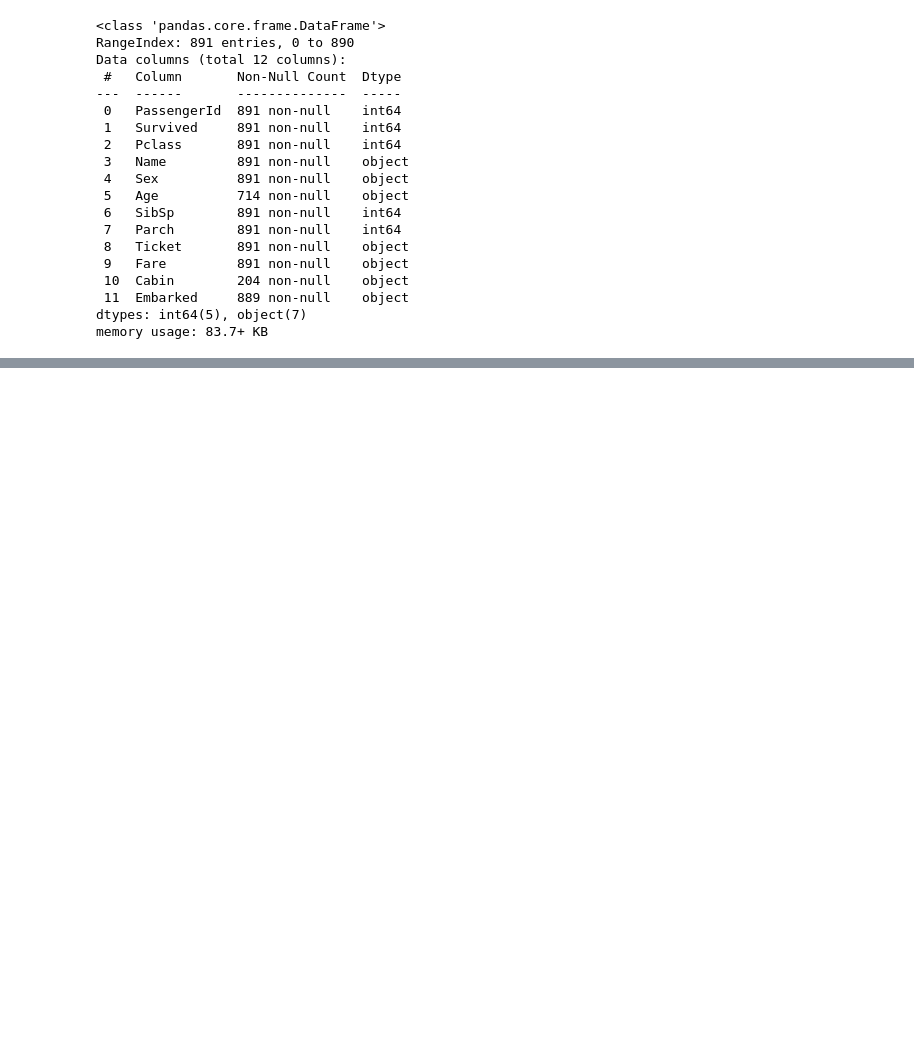
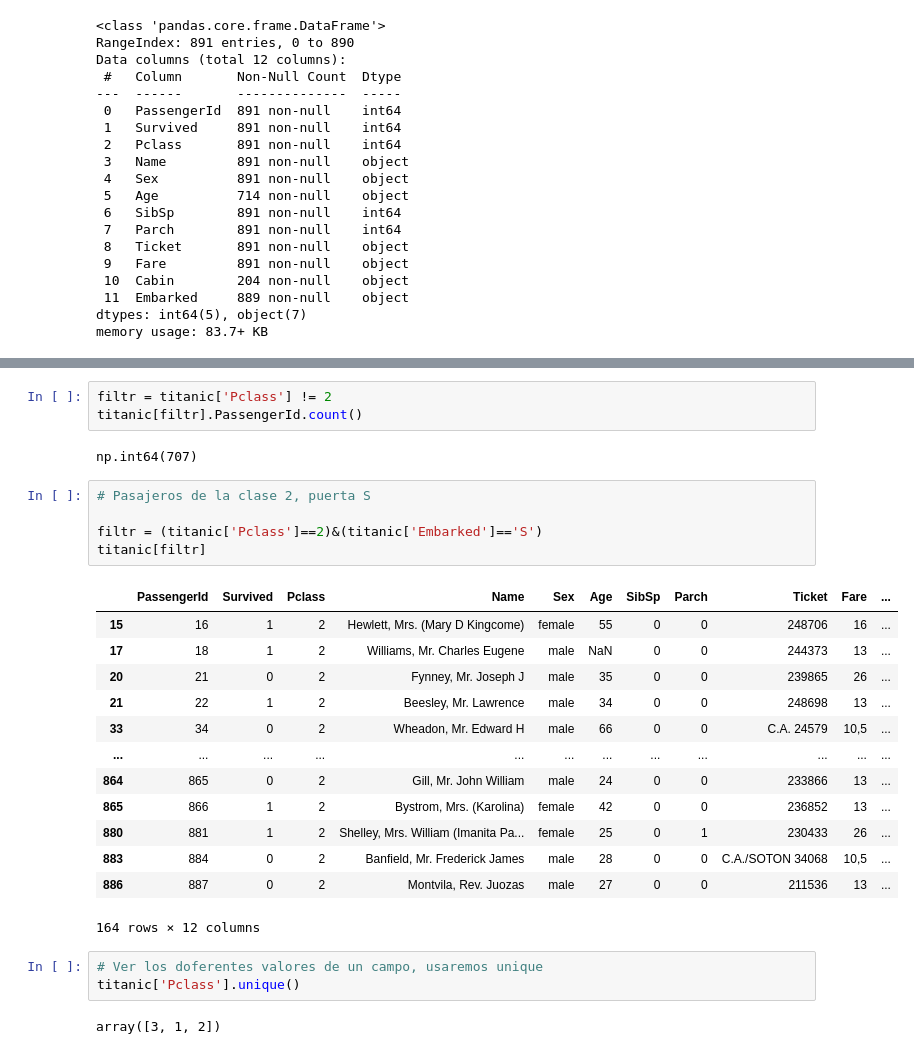
Before and after one commit to leocareer/python-course, a Jupyter notebook: 050924.ipynb, the cells around one changed output, grey strips where cells are left out. Drawn from its saved outputs; the diff is of its cells as text; blank space fills up the shorter version.

```diff
--- a/050924.ipynb
+++ b/050924.ipynb
@@ -351,0 +367,29 @@ memory usage: 83.7+ KB
+# %%
+filtr = titanic['Pclass'] != 2
+titanic[filtr].PassengerId.count()
+# %% [output]
+np.int64(707)
+# %%
+# Pasajeros de la clase 2, puerta S
+
+filtr = (titanic['Pclass']==2)&(titanic['Embarked']=='S')
+titanic[filtr]
+# %% [output]
+|  | PassengerId | Survived | Pclass | Name | Sex | Age | SibSp | Parch | Ticket | Fare | ... |
+| 15 | 16 | 1 | 2 | Hewlett, Mrs. (Mary D Kingcome) | female | 55 | 0 | 0 | 248706 | 16 | ... |
+| 17 | 18 | 1 | 2 | Williams, Mr. Charles Eugene | male | NaN | 0 | 0 | 244373 | 13 | ... |
+| 20 | 21 | 0 | 2 | Fynney, Mr. Joseph J | male | 35 | 0 | 0 | 239865 | 26 | ... |
+| 21 | 22 | 1 | 2 | Beesley, Mr. Lawrence | male | 34 | 0 | 0 | 248698 | 13 | ... |
+| 33 | 34 | 0 | 2 | Wheadon, Mr. Edward H | male | 66 | 0 | 0 | C.A. 24579 | 10,5 | ... |
+| ... | ... | ... | ... | ... | ... | ... | ... | ... | ... | ... | ... |
+| 864 | 865 | 0 | 2 | Gill, Mr. John William | male | 24 | 0 | 0 | 233866 | 13 | ... |
+| 865 | 866 | 1 | 2 | Bystrom, Mrs. (Karolina) | female | 42 | 0 | 0 | 236852 | 13 | ... |
+| 880 | 881 | 1 | 2 | Shelley, Mrs. William (Imanita Pa... | female | 25 | 0 | 1 | 230433 | 26 | ... |
+| 883 | 884 | 0 | 2 | Banfield, Mr. Frederick James | male | 28 | 0 | 0 | C.A./SOTON 34068 | 10,5 | ... |
+| 886 | 887 | 0 | 2 | Montvila, Rev. Juozas | male | 27 | 0 | 0 | 211536 | 13 | ... |
+164 rows × 12 columns
+# %%
+# Ver los doferentes valores de un campo, usaremos unique
+titanic['Pclass'].unique()
+# %% [output]
+array([3, 1, 2])
```
Also changed, not shown: parts of 8 cells of this notebook, 2 other files.
